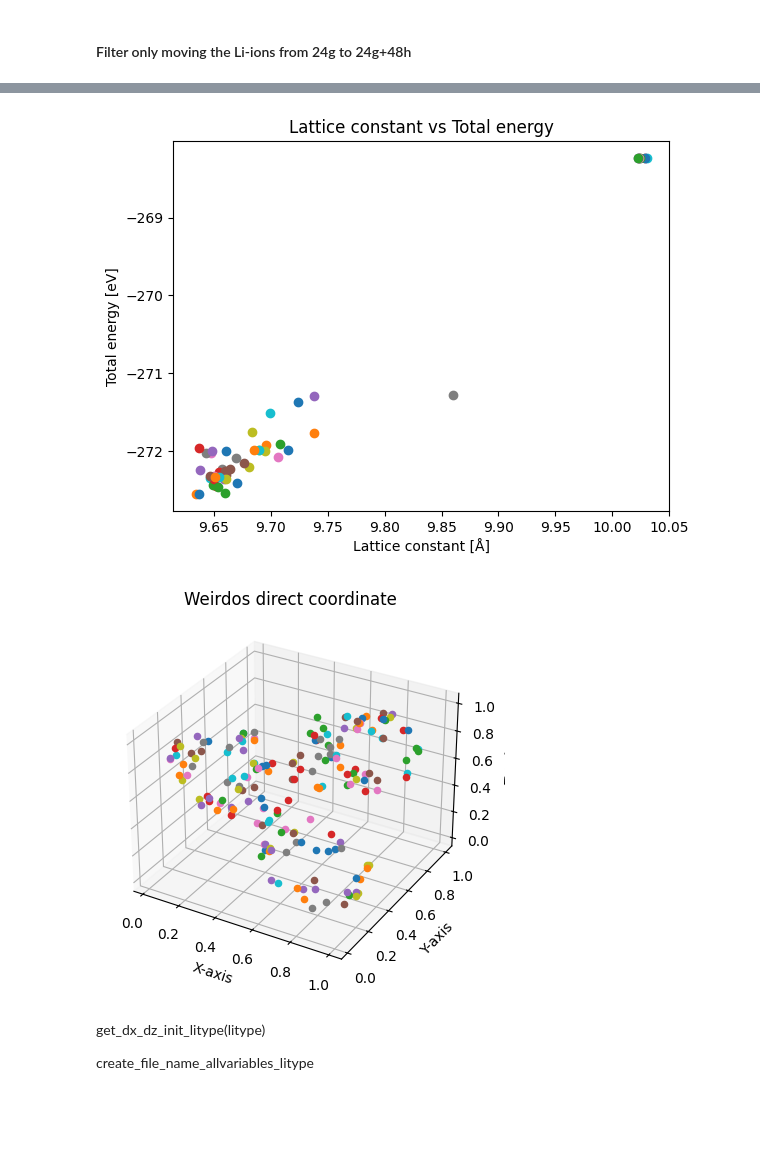
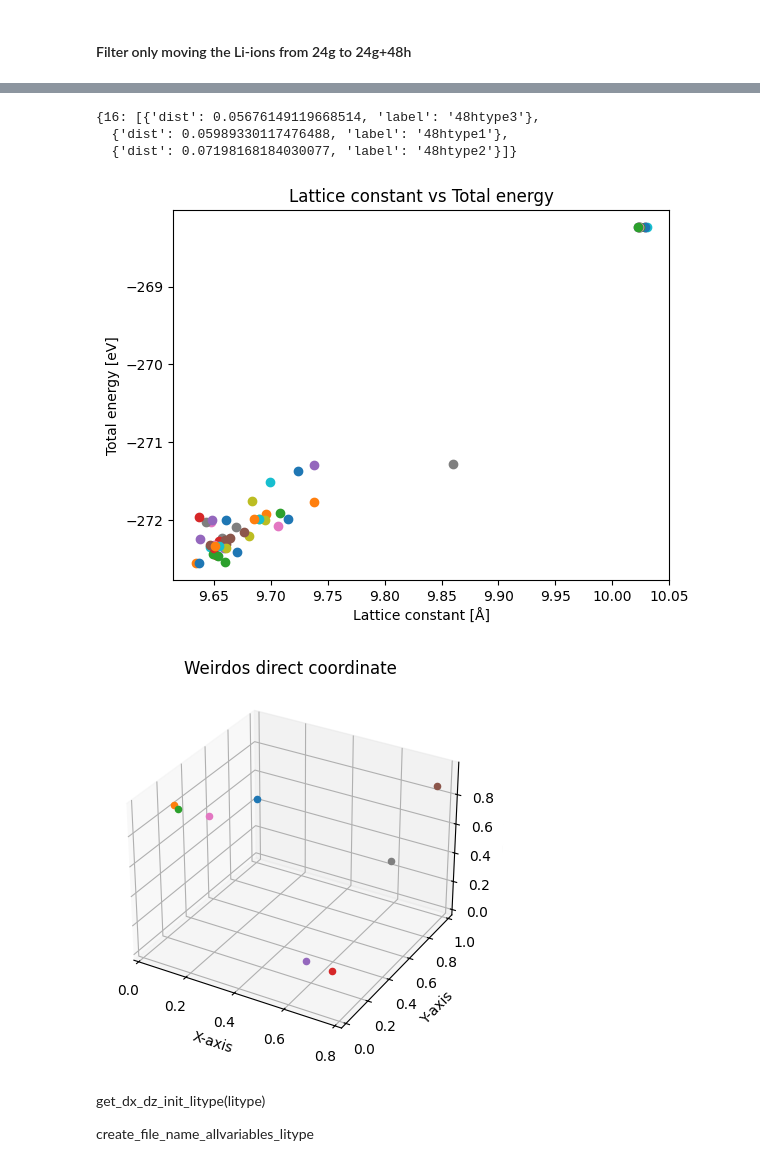
Before and after one commit to a-firdaus/LitMove, a Jupyter notebook: 03_orientation_and_mapping_packages.ipynb, the cells around one changed output, grey strips where cells are left out. Drawn from its saved outputs; the diff is of its cells as text; code cells hidden in the pictures; blank space fills up the shorter version.

Commit message:
output_CIF done

```diff
--- a/03_orientation_and_mapping_packages.ipynb
+++ b/03_orientation_and_mapping_packages.ipynb
@@ -239,7 +239,8 @@ Index(['geometry', 'path', 'subdir_new_system', 'g+p', 'g+p+1', 'g+p-1',
       dtype='object')
 # %%
 file_loc_mask_1, file_loc_important_cols = orient_propagate.calculate(file_loc, direc_restructure_destination, file_restructure_positive,
-                                                                       path_perfect_poscar_24, proceed_orientation)
+                                                                       path_perfect_poscar_24
+                                                                       , proceed_orientation)
 # %%
 # # # just copy file
 # # Operation.File.copy_rename_single_file(direc_restructure_destination, direc_perfect_poscar, file_perfect_poscar_24, prefix=None)
@@ -344,0 +350,6 @@ elif activate_radius == 1:
+# %%
+file_loc_important_cols['top3_sorted_idxweirdo_dist_label_Li'][10]
+# %% [output]
+{16: [{'dist': 0.05676149119668514, 'label': '48htype3'},
+  {'dist': 0.05989330117476488, 'label': '48htype1'},
+  {'dist': 0.07198168184030077, 'label': '48htype2'}]}
@@ -345,36 +360,72 @@ elif activate_radius == 1:
 # %%
 atom_indexing.weirdos_el(file_loc_important_cols, "Li", activate_radius)
 
-atom_indexing.correcting_idx_and_order_mapped_el(file_loc_important_cols, "Li", activate_radius)
-# output_CIF.create_combine_structure(file_loc_important_cols, direc_restructure_destination, amount_Li, amount_P, amount_S, var_savefilename = "mapLi")
+atom_indexing.correct_idx_and_order_mapped_el(file_loc_important_cols,
+                                                 "Li", activate_radius)
+# output_CIF.write_merged_structure(file_loc_important_cols, direc_restructure_destination,
+#                                     amount_Li, amount_P, amount_S,
+#                                     var_savefilename = "mapLi")
 
-labelling.get_distance_weirdos_label_el(file_loc_important_cols, coor_ref_structure_48n24, "Li", litype)
+labelling.weirdos_to_top_n_closestcoorref_el(file_loc_important_cols,
+                                             coor_ref_structure_48n24,
+                                             "Li", litype)
 
-output_CIF.create_combine_structure(file_loc_important_cols, direc_restructure_destination, amount_Li, amount_P, amount_S, activate_radius, var_savefilename = "mapLi")
-output_CIF.rewrite_cif_w_correct_Li_idx(file_loc_important_cols, direc_restructure_destination, amount_Li, amount_P, amount_S, amount_Cl, var_savefilename_init = "mapLi", var_savefilename_new = "mapLi_reindexed")
-output_CIF.Edit.format_spacing_cif(file_loc_important_cols, direc_restructure_destination, var_savefilename_init = "mapLi_reindexed", var_savefilename_new = "mapLi_reindexed")
+output_CIF.write_merged_structure(file_loc_important_cols, direc_restructure_destination,
+                                    amount_Li, amount_P, amount_S, activate_radius,
+                                    var_savefilename = "mapLi")
+
+output_CIF.correct_Li_idx(file_loc_important_cols, direc_restructure_destination,
+                                        amount_Li, amount_P, amount_S, amount_Cl,
+                                        var_savefilename_init = "mapLi",
+                                        var_savefilename_new = "mapLi_reindexed")
+
+output_CIF.Edit.format_spacing_cif(file_loc_important_cols, direc_restructure_destination,
+                                   var_savefilename_init = "mapLi_reindexed",
+                                   var_savefilename_new = "mapLi_reindexed")
 # # # # Operation.File.delete_files(file_loc_important_cols, direc_restructure_destination, file_name_w_format = "mapLi_reindexed.cif")
 
-output_CIF.rewrite_cif_w_correct_Li_idx_weirdos_appended(file_loc_important_cols, direc_restructure_destination, amount_Li, amount_P, amount_S, amount_Cl, activate_radius,var_savefilename_init = "mapLi", var_savefilename_new = "mapLi_reindexed_weirdos_appended")
-output_CIF.Edit.format_spacing_cif(file_loc_important_cols, direc_restructure_destination, var_savefilename_init = "mapLi_reindexed_weirdos_appended", var_savefilename_new = "mapLi_reindexed_weirdos_appended")
+output_CIF.correct_Li_idx_weirdos_appended(file_loc_important_cols, direc_restructure_destination,
+                                                         amount_Li, amount_P, amount_S, amount_Cl,
+                                                         activate_radius,var_savefilename_init = "mapLi",
+                                                         var_savefilename_new = "mapLi_reindexed_weirdos_appended")
+
+output_CIF.Edit.format_spacing_cif(file_loc_important_cols, direc_restructure_destination,
+                                   var_savefilename_init = "mapLi_reindexed_weirdos_appended",
+                                   var_savefilename_new = "mapLi_reindexed_weirdos_appended")
 # # # Operation.File.delete_files(file_loc_important_cols, direc_restructure_destination, file_name_w_format = "mapLi_reindexed_weirdos_appended.cif")
 
-output_CIF.ascending_Li(file_loc_important_cols, direc_restructure_destination, var_filename_init = "mapLi_reindexed_weirdos_appended", var_savefilename_new = "mapLi_reindexed_weirdos_appended_reordered")
+output_CIF.ascending_Li(file_loc_important_cols, direc_restructure_destination,
+                        var_filename_init = "mapLi_reindexed_weirdos_appended",
+                        var_savefilename_new = "mapLi_reindexed_weirdos_appended_reordered")
 # # # Mapping.OutputCIF.format_spacing_cif(file_loc_important_cols, direc_restructure_destination, var_savefilename_init = "mapLi_reindexed_weirdos_appended_reordered", var_savefilename_new = "mapLi_reindexed_weirdos_appended_reordered")
 
-atom_indexing.get_idx_coor_limapped_weirdos_dict(file_loc_important_cols, coor_ref_structure_48n24, activate_radius, litype, el="Li")
-labelling.get_label_mapping(file_loc_important_cols, coor_ref_structure_48n24, "Li", activate_radius, litype)
+atom_indexing.get_idx_coor_limapped_weirdos_dict(file_loc_important_cols, coor_ref_structure_48n24,
+                                                 activate_radius, litype, el="Li")
+
+labelling.get_label_mapping(file_loc_important_cols, coor_ref_structure_48n24,
+                            "Li", activate_radius, litype)
 
 coor_weirdos_Li = output_weirdos.get_coor_weirdos_array(file_loc_important_cols, activate_radius)
-output_weirdos.create_POSCAR_weirdos(coor_weirdos_Li, direc_restructure_destination, lattice_constant, filename = "POSCAR_weirdos")
 
-CONTCARorPOSCAR.convert_to_cif_pymatgen(file_loc_important_cols, direc_restructure_destination, file_restructure = "CONTCAR_positive", var_name = "CONTCAR_positive_pymatgen")
-CONTCARorPOSCAR.get_latticeconstant_dict(file_loc_important_cols, direc_restructure_destination, proceed_XDATCAR, var_filename = "CONTCAR")
-structure_analysis.energy_vs_latticeconstant(file_loc_important_cols, var_filename = "CONTCAR")
+output_weirdos.create_POSCAR_weirdos(coor_weirdos_Li, direc_restructure_destination,
+                                     lattice_constant,
+                                     filename = "POSCAR_weirdos")
+
+CONTCARorPOSCAR.convert_to_cif_pymatgen(file_loc_important_cols, direc_restructure_destination,
+                                        file_restructure = "CONTCAR_positive",
+                                        var_name = "CONTCAR_positive_pymatgen")
+
+CONTCARorPOSCAR.get_latticeconstant_dict(file_loc_important_cols, direc_restructure_destination,
+                                         proceed_XDATCAR,
+                                         var_filename = "CONTCAR")
+
+structure_analysis.energy_vs_latticeconstant(file_loc_important_cols,
+                                             var_filename = "CONTCAR")
+
 structure_analysis.weirdos_directcoor(file_loc_important_cols, activate_radius)
 # %% [output]
 [figure]
-[figure, old version]
+[figure, new version]
 # %% [markdown]
 get_dx_dz_init_litype(litype)
 
```
Also changed, not shown: parts of 20 cells of this notebook, 10 other files.
